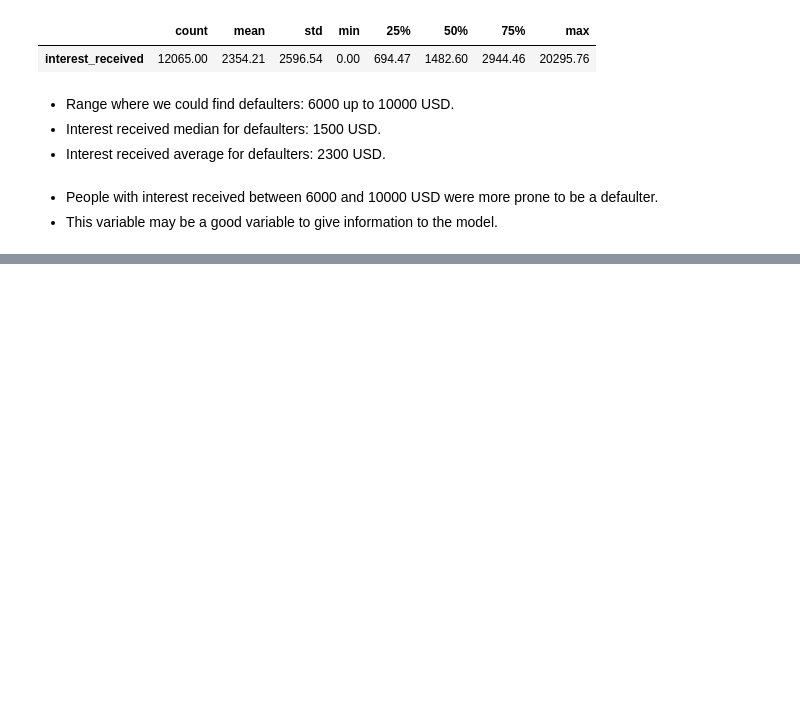
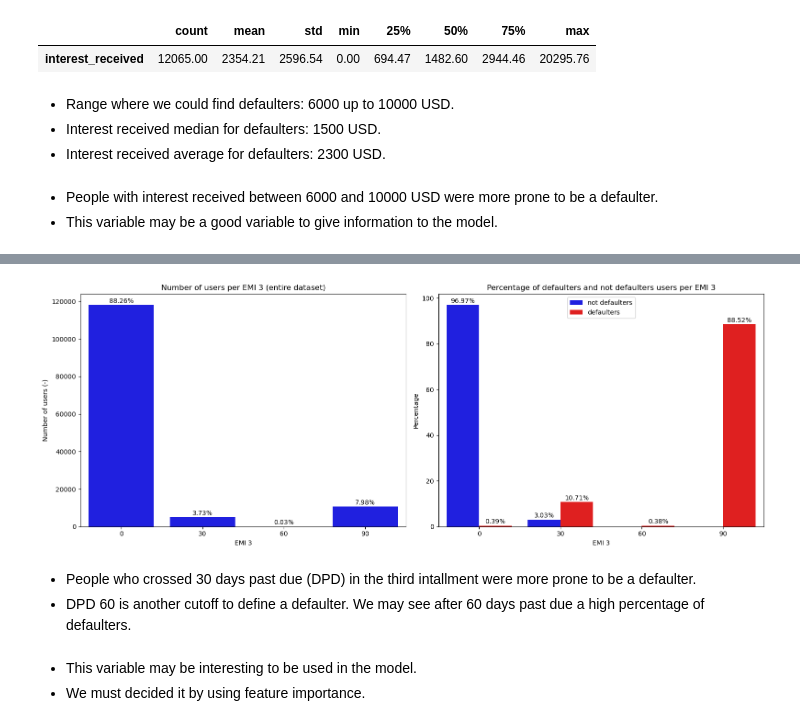
Before and after one commit to lucasquemelli/credit_default_risk_prediction, a Jupyter notebook: credit_risk_notebook.ipynb, the cells around one changed output, grey strips where cells are left out. Cells and saved outputs as stored; diff of their text form; code cells hidden in the pictures; blank space fills up the shorter version.

```diff
--- a/credit_risk_notebook.ipynb
+++ b/credit_risk_notebook.ipynb
@@ -1884,0 +2115,69 @@ pd.DataFrame(df3[(df3["target"] == 1)]["interest_received"]).describe().T
+# %%
+# number of users which are not defaulters
+aux1 = df3[df3["target"] == 0][["user_id", "emi_3_dpd"]].groupby("emi_3_dpd").nunique().\
+                                                 reset_index().sort_values("emi_3_dpd", ascending=True).\
+                                                 rename(columns={"user_id":"count"})
+aux1["total"] = aux1["count"].sum()
+aux1["percentage"] = aux1.apply(lambda x: round(x["count"]*100/x["total"], 2), axis=1)
+aux1["category"] = "not defaulters"
+
+# number of defaulters
+aux2 = df3[(df3["target"] == 1)][["user_id", "emi_3_dpd"]].groupby("emi_3_dpd").\
+                                    nunique().reset_index().sort_values("emi_3_dpd", ascending=True).\
+                                    rename(columns={"user_id":"count"})
+aux2["total"] = aux2["count"].sum()
+aux2["percentage"] = aux2.apply(lambda x: round(x["count"]*100/x["total"], 2), axis=1)
+aux2["category"] = "defaulters"
+
+# Concat
+aux3 = pd.concat([aux1, aux2], axis=0)
+# %%
+aux = df3.copy()
+
+plt.figure(figsize=(16, 6))
+
+plt.subplot(121)
+ax1 = sns.countplot(x = 'emi_3_dpd', data = aux, color="blue")
+for p in ax1.patches:
+        ax1.annotate(format(str((p.get_height()/len(aux)*100).round(2)) + '%'),
+                    (p.get_x() + p.get_width()/2, p.get_height()),
+                    ha='center',
+                    va='center',
+                    xytext=(0,6),
+                    textcoords='offset points')
+ax1 = plt.title("Number of users per EMI 3 (entire dataset)", fontsize=12)
+ax1 = plt.xlabel("EMI 3", fontsize=10)
+ax1 = plt.ylabel("Number of users (-)", fontsize=10)
+# ax1 = plt.xticks(rotation=30)
+
+plt.subplot(122)
+ax1 = sns.barplot(x="emi_3_dpd", y="percentage", hue="category", data=aux3,
+                  hue_order=["not defaulters", "defaulters"], palette=["blue", "red"])
+
+# bar labels
+for p in ax1.patches:
+    ax1.annotate(format(p.get_height(), '.2f') + '%',
+                    (p.get_x() + p.get_width()/2, p.get_height()),
+                    ha='center',
+                    va='center',
+                    xytext=(0,6),
+                    textcoords='offset points')
+
+# titles
+ax1 = plt.title("Percentage of defaulters and not defaulters users per EMI 3", fontsize=12)
+ax1 = plt.xlabel("EMI 3", fontsize=10)
+ax1 = plt.ylabel("Percentage", fontsize=10)
+# ax1 = plt.xticks(rotation=30)
+
+# Adjustments
+plt.legend(loc="upper center")
+plt.tight_layout()
+plt.show()
+# %% [output]
+[figure, added]
+# %% [markdown]
+- People who crossed 30 days past due (DPD) in the third intallment were more prone to be a defaulter.
+- DPD 60 is another cutoff to define a defaulter. We may see after 60 days past due a high percentage of defaulters.
+# %% [markdown]
+- This variable may be interesting to be used in the model.
+- We must decided it by using feature importance.
```
Also changed, not shown: parts of 17 cells of this notebook.
